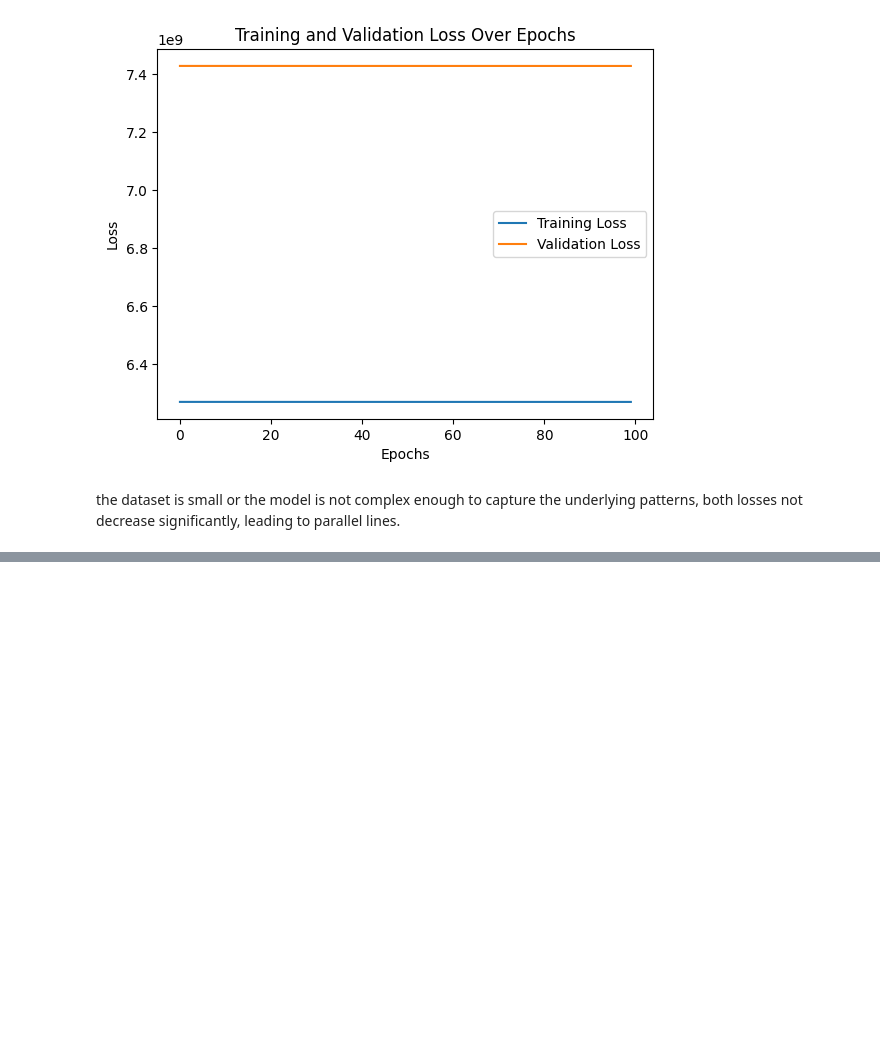
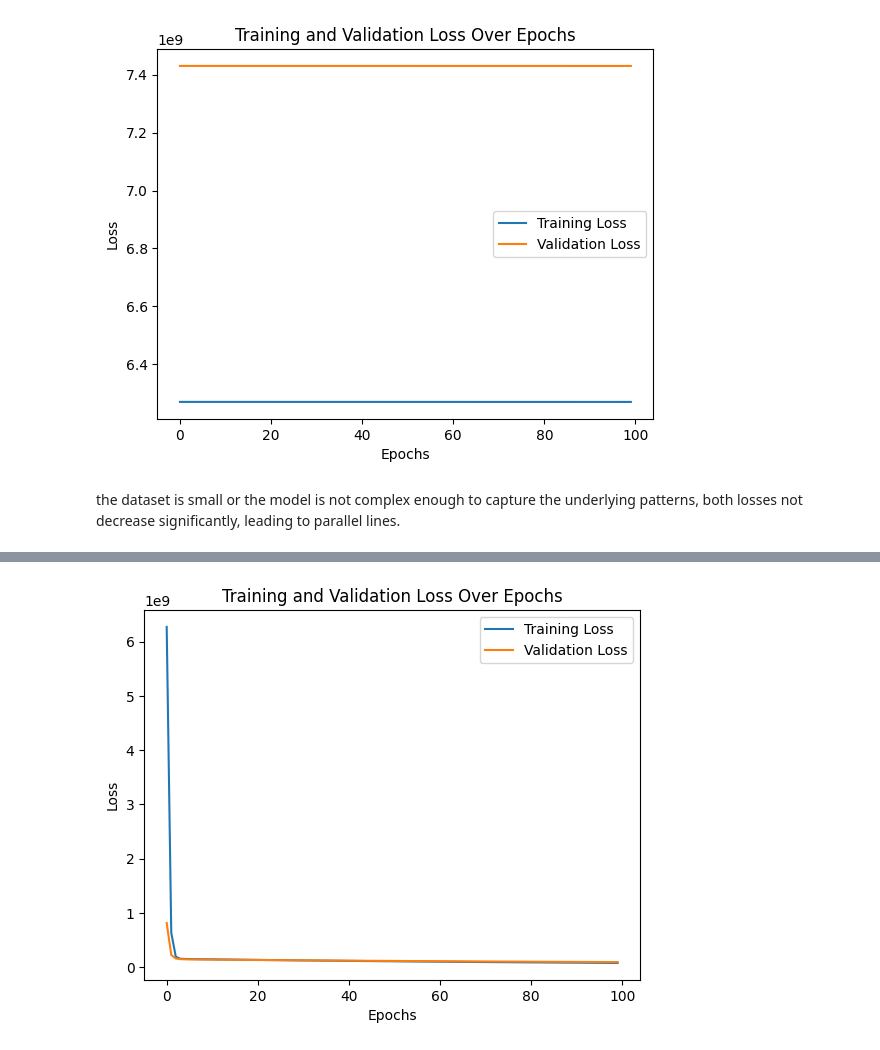
Before and after one commit to NadineHamada/MachineLearning, a Jupyter notebook: Regression/Linear_regression.ipynb, the cells around one changed output, grey strips where cells are left out. Cells and saved outputs as stored; diff of their text form; code cells hidden in the pictures; blank space fills up the shorter version.

Commit message:
Keras

```diff
--- a/Regression/Linear_regression.ipynb
+++ b/Regression/Linear_regression.ipynb
@@ -117,3 +117,21 @@ plt.show()
 [figure]
 # %% [markdown]
 the dataset is small or the model is not complex enough to capture the underlying patterns, both losses  not decrease significantly, leading to parallel lines.
+# %%
+from keras.models import Sequential
+from keras.layers import Dense,Input
+
+# Create a sequential model
+model = Sequential()
+
+model.add(Input(shape=(1,)))
+model.add(Dense(units=1))
+
+# Compile the model
+model.compile(optimizer='SGD', loss='mean_squared_error')
+#For small datasets, you might use one batch per epoch.
+# Train the model
+history=model.fit(X_train, y_train, epochs=100, batch_size=32,validation_data=(X_test, y_test))
+# Accessing the training and validation losses over epochs
+training_loss = history.history['loss']
+validation_loss = history.history['val_loss']
@@ -119,0 +163,21 @@ the dataset is small or the model is not complex enough to capture the underlyin
+# %%
+import matplotlib.pyplot as plt
+
+# Assuming you have already trained the model and stored the history
+
+# Plotting the training and validation losses over epochs
+plt.plot(training_loss, label='Training Loss')
+plt.plot(validation_loss, label='Validation Loss')
+
+# Adding labels and title
+plt.xlabel('Epochs')
+plt.ylabel('Loss')
+plt.title('Training and Validation Loss Over Epochs')
+
+# Adding a legend
+plt.legend()
+
+# Display the plot
+plt.show()
+# %% [output]
+[figure, added]
```
Also changed, not shown: parts of 4 cells of this notebook.
